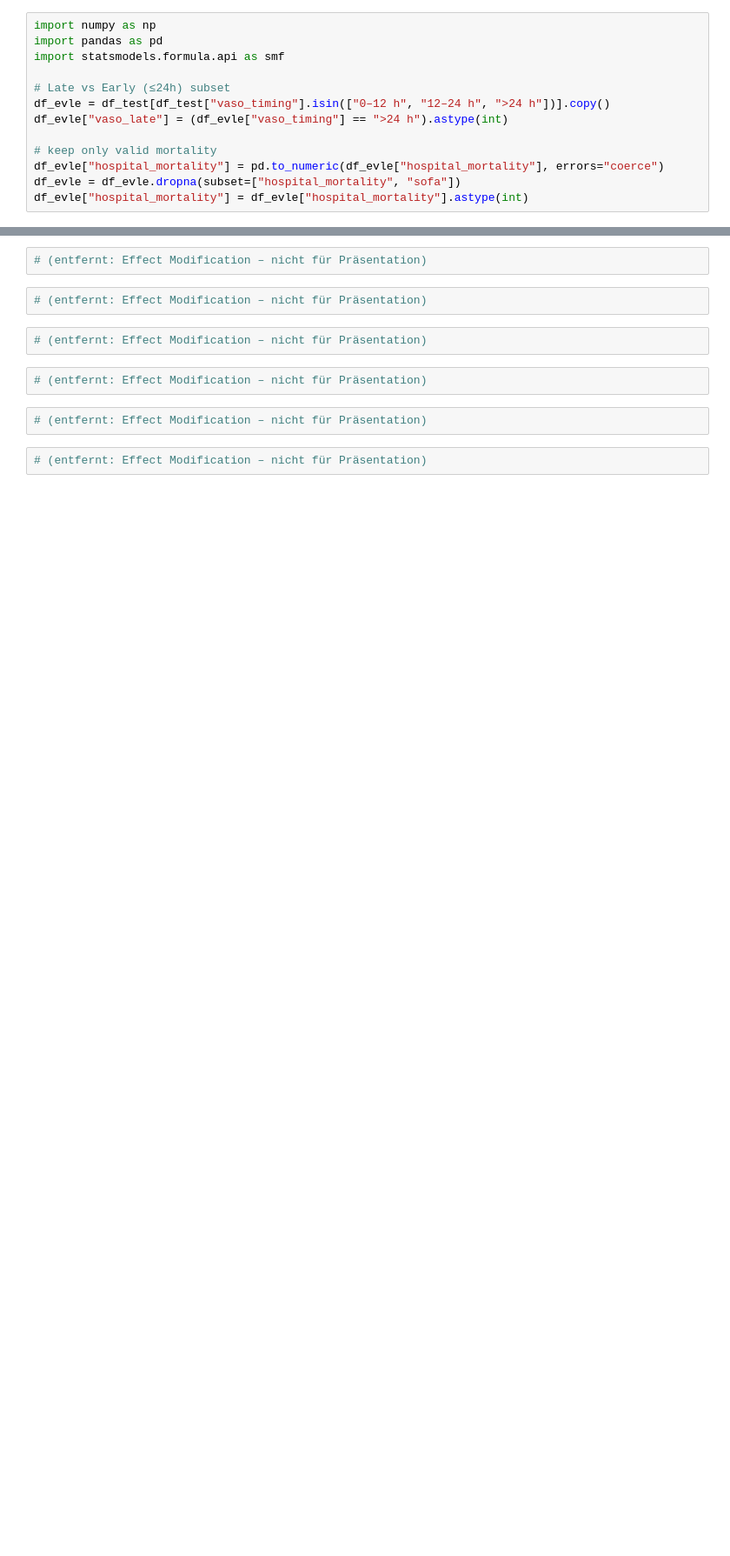
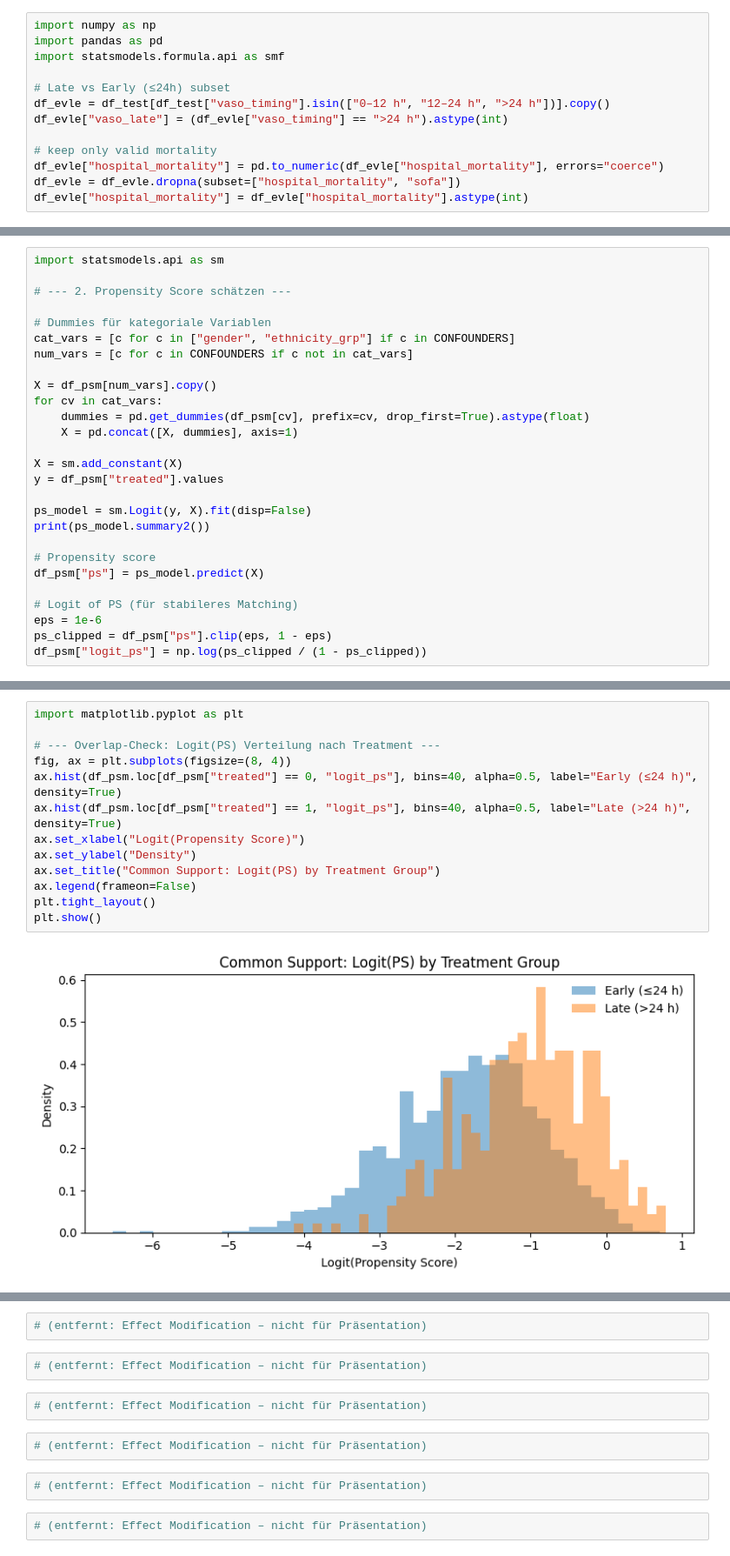
Before and after one commit to SimonKossack/mimiciii-BioMedicalProject, a Jupyter notebook: report_abgabe/nieren/07_saps2_presentation_only.ipynb, the cells around one changed output, grey strips where cells are left out. Shown at 87% size. Saved outputs shown, nothing was run; the diff lists cells and outputs as text; blank space fills up the shorter version.

Commit message:
first attempts on propensity-score-matching

```diff
--- a/report_abgabe/nieren/07_saps2_presentation_only.ipynb
+++ b/report_abgabe/nieren/07_saps2_presentation_only.ipynb
@@ -1848,0 +1934,27 @@ df_evle["hospital_mortality"] = df_evle["hospital_mortality"].astype(int)
+# %%
+import statsmodels.api as sm
+
+# --- 2. Propensity Score schätzen ---
+
+# Dummies für kategoriale Variablen
+cat_vars = [c for c in ["gender", "ethnicity_grp"] if c in CONFOUNDERS]
+num_vars = [c for c in CONFOUNDERS if c not in cat_vars]
+
+X = df_psm[num_vars].copy()
+for cv in cat_vars:
+    dummies = pd.get_dummies(df_psm[cv], prefix=cv, drop_first=True).astype(float)
+    X = pd.concat([X, dummies], axis=1)
+
+X = sm.add_constant(X)
+y = df_psm["treated"].values
+
+ps_model = sm.Logit(y, X).fit(disp=False)
+print(ps_model.summary2())
+
+# Propensity score
+df_psm["ps"] = ps_model.predict(X)
+
+# Logit of PS (für stabileres Matching)
+eps = 1e-6
+ps_clipped = df_psm["ps"].clip(eps, 1 - eps)
+df_psm["logit_ps"] = np.log(ps_clipped / (1 - ps_clipped))
@@ -1848,0 +1979,15 @@ df_evle["hospital_mortality"] = df_evle["hospital_mortality"].astype(int)
+# %%
+import matplotlib.pyplot as plt
+
+# --- Overlap-Check: Logit(PS) Verteilung nach Treatment ---
+fig, ax = plt.subplots(figsize=(8, 4))
+ax.hist(df_psm.loc[df_psm["treated"] == 0, "logit_ps"], bins=40, alpha=0.5, label="Early (≤24 h)", density=True)
+ax.hist(df_psm.loc[df_psm["treated"] == 1, "logit_ps"], bins=40, alpha=0.5, label="Late (>24 h)", density=True)
+ax.set_xlabel("Logit(Propensity Score)")
+ax.set_ylabel("Density")
+ax.set_title("Common Support: Logit(PS) by Treatment Group")
+ax.legend(frameon=False)
+plt.tight_layout()
+plt.show()
+# %% [output]
+[figure, added]
```
Also changed, not shown: parts of 14 cells of this notebook.
